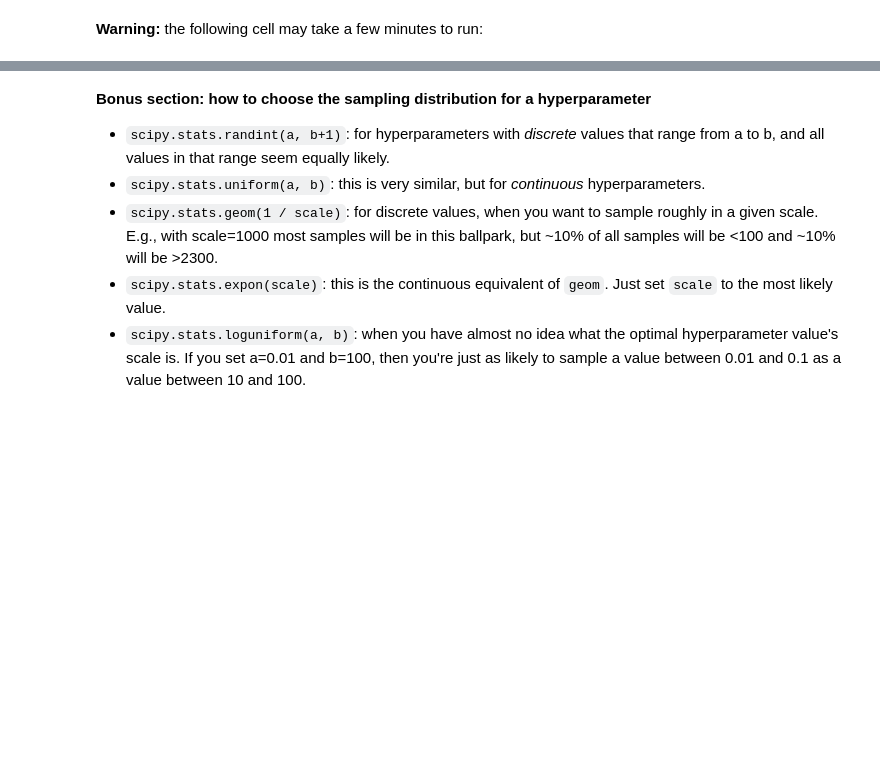
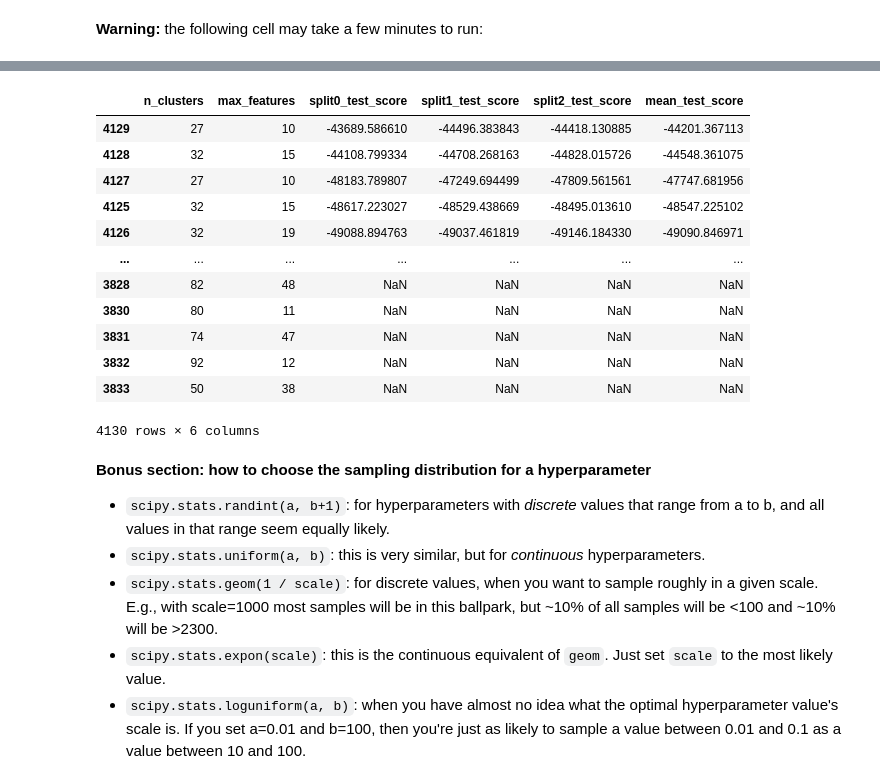
Before and after one commit to zhouchiji/handson-ml3, a Jupyter notebook: 02_end_to_end_machine_learning_project.ipynb, the cells around one changed output, grey strips where cells are left out. Cells and saved outputs as stored; diff of their text form; code cells hidden in the pictures; blank space fills up the shorter version.

Commit message:
finish randomsearch

```diff
--- a/02_end_to_end_machine_learning_project.ipynb
+++ b/02_end_to_end_machine_learning_project.ipynb
@@ -1767,7 +1767,7 @@ more_cluster_param_grid = [
     # {'preprocessing__geo__n_clusters': [15,20,25],
     #  'random_forest__max_features': [6, 8, 10]
     #  },
-     {'preprocessing__geo__n_clusters': [25,30,35],
+     {'preprocessing__geo__n_clusters': [100,200,300],
      'random_forest__max_features': [6, 8, 10]},
 ]
 more_cluster_grid_search = GridSearchCV(full_pipeline, more_cluster_param_grid, cv=3, scoring='neg_root_mean_squared_error')
@@ -1887,3 +1928,15 @@ cv_res.head()
 | 5 | 42 | 4 | 41897 | 43026 | 43542 | 42822 |
 | 0 | 41 | 16 | 42292 | 42742 | 43638 | 42891 |
 | 2 | 23 | 8 | 42585 | 42983 | 43790 | 43119 |
+# %%
+from sklearn.model_selection import HalvingRandomSearchCV
+from scipy.stats import randint
+
+param_distribs = {'preprocessing__geo__n_clusters': randint(low=3, high=100),
+                  'random_forest__max_features': randint(low=2, high=50)}
+
+h_rnd_search = HalvingRandomSearchCV(
+    full_pipeline, param_distributions=param_distribs, cv=3,
+    scoring='neg_root_mean_squared_error', random_state=42, return_train_score=True)
+
+h_rnd_search.fit(housing, housing_labels)
@@ -1890,3 +1978,25 @@ cv_res.head()
+# %%
+h_cv_res = pd.DataFrame(h_rnd_search.cv_results_)
+h_cv_res.sort_values(by="mean_test_score", ascending=False, inplace=True)
+h_cv_res = h_cv_res[["param_preprocessing__geo__n_clusters",
+                 "param_random_forest__max_features", "split0_test_score",
+                 "split1_test_score", "split2_test_score", "mean_test_score"]]
+h_cv_res.columns = ["n_clusters", "max_features"] + score_cols
+h_cv_res
+# %% [output]
+|  | n_clusters | max_features | split0_test_score | split1_test_score | split2_test_score | mean_test_score |
+| 4129 | 27 | 10 | -43689.586610 | -44496.383843 | -44418.130885 | -44201.367113 |
+| 4128 | 32 | 15 | -44108.799334 | -44708.268163 | -44828.015726 | -44548.361075 |
+| 4127 | 27 | 10 | -48183.789807 | -47249.694499 | -47809.561561 | -47747.681956 |
+| 4125 | 32 | 15 | -48617.223027 | -48529.438669 | -48495.013610 | -48547.225102 |
+| 4126 | 32 | 19 | -49088.894763 | -49037.461819 | -49146.184330 | -49090.846971 |
+| ... | ... | ... | ... | ... | ... | ... |
+| 3828 | 82 | 48 | NaN | NaN | NaN | NaN |
+| 3830 | 80 | 11 | NaN | NaN | NaN | NaN |
+| 3831 | 74 | 47 | NaN | NaN | NaN | NaN |
+| 3832 | 92 | 12 | NaN | NaN | NaN | NaN |
+| 3833 | 50 | 38 | NaN | NaN | NaN | NaN |
+4130 rows × 6 columns
 # %% [markdown]
 **Bonus section: how to choose the sampling distribution for a hyperparameter**
 
```
Also changed, not shown: parts of 12 cells of this notebook.
